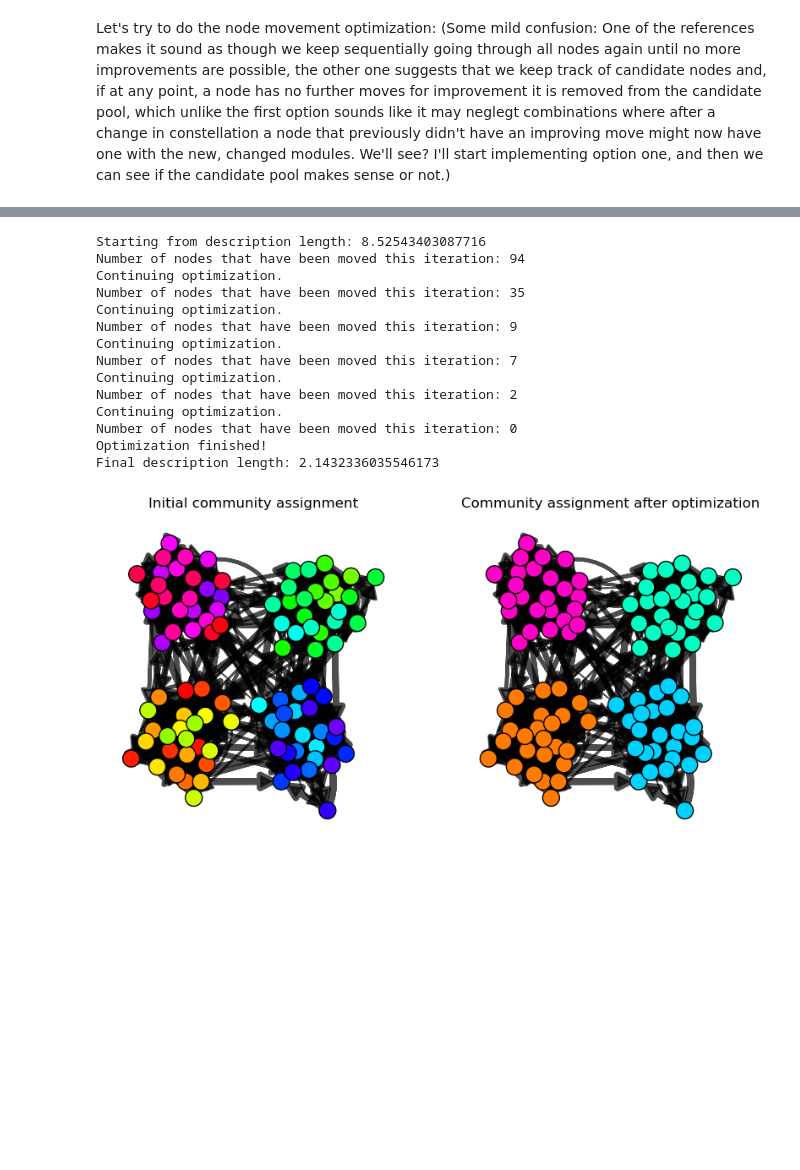
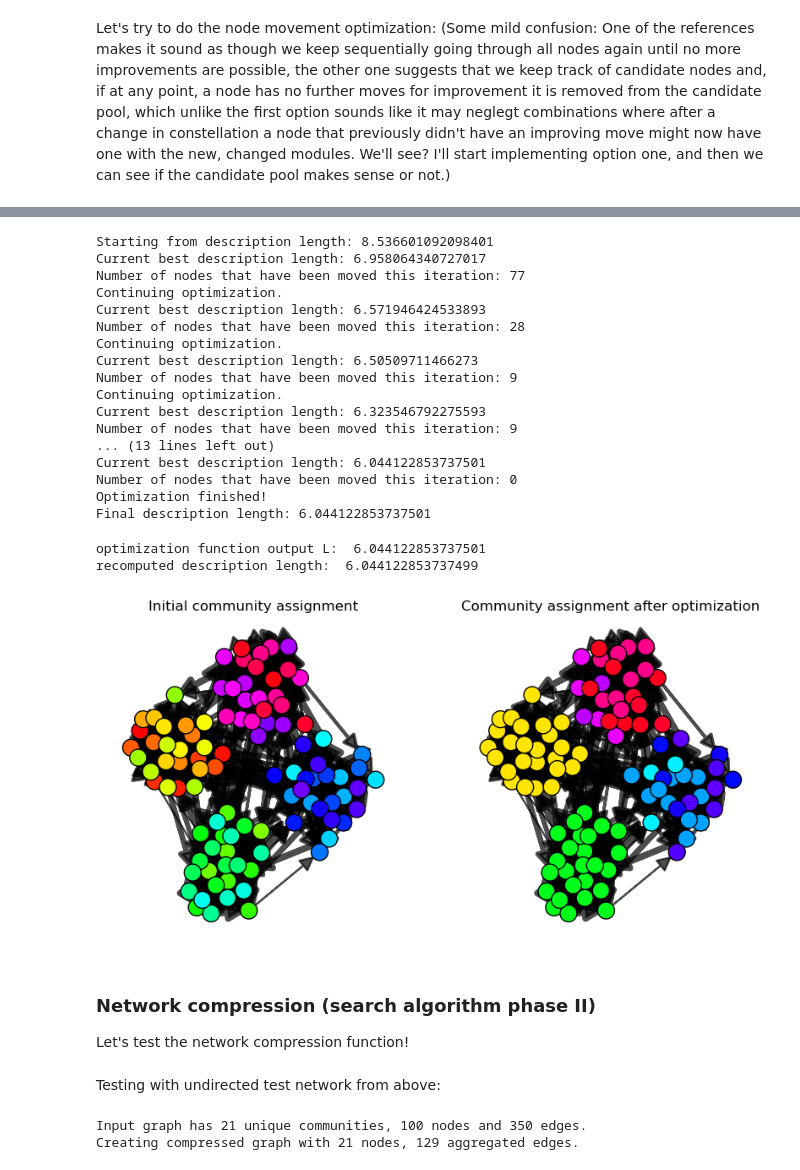
Before and after one commit to lm-schulze/ITI_project, a Jupyter notebook: SearchAlgorithm.ipynb, the cells around one changed output, grey strips where cells are left out. Drawn from its saved outputs; the diff is of its cells as text; code cells hidden in the pictures; blank space fills up the shorter version.

Commit message:
🚧 Working on network compression for phase II of search algorithm

```diff
--- a/SearchAlgorithm.ipynb
+++ b/SearchAlgorithm.ipynb
@@ -121,28 +127,48 @@ plt.show()
 # %%
 g_test_directed = inf.generate_sbm(n=100, c=4, p_in=0.25, p_out=0.01, directed=True, weighted=True)
-communities, L, exit_data = inf.node_movement_optimization(g_test_directed, returnTerms=True, verbose=True)
+communities_directed, L, p_mod, exit_data = inf.node_movement_optimization(g_test_directed, returnTerms=True, verbose=True)
 # %% [output]
-Starting from description length: 8.52543403087716
-Number of nodes that have been moved this iteration: 94
+Starting from description length: 8.536601092098401
+Current best description length: 6.958064340727017
+Number of nodes that have been moved this iteration: 77
 Continuing optimization.
-Number of nodes that have been moved this iteration: 35
+Current best description length: 6.571946424533893
+Number of nodes that have been moved this iteration: 28
 Continuing optimization.
+Current best description length: 6.50509711466273
 Number of nodes that have been moved this iteration: 9
 Continuing optimization.
-Number of nodes that have been moved this iteration: 7
-Continuing optimization.
-Number of nodes that have been moved this iteration: 2
-Continuing optimization.
+Current best description length: 6.323546792275593
+Number of nodes that have been moved this iteration: 9
+... (13 lines left out)
+Current best description length: 6.044122853737501
 Number of nodes that have been moved this iteration: 0
 Optimization finished!
-Final description length: 2.1432336035546173
+Final description length: 6.044122853737501
+# %%
+# check the new description length, should be same as before:
+print("optimization function output L: ", L)
+print("recomputed description length: ", inf.compute_description_length(g_test_directed, communities_directed))
+# %% [output]
+optimization function output L:  6.044122853737501
+recomputed description length:  6.044122853737499
 # %%
-layout = g_test_directed.layout('fr')
+layout_directed = g_test_directed.layout('fr')
 fig, ax = plt.subplots(ncols=2, figsize = (10, 5))
-ig.plot(g_test_directed, layout=layout, **inf.visual_community_colors(g_test_directed, communities=np.arange(g_test.vcount()), skipLayout=True), target=ax[0])
-ig.plot(g_test_directed, layout=layout, **inf.visual_community_colors(g_test_directed, communities=communities, skipLayout=True), target=ax[1])
+ig.plot(g_test_directed, layout=layout_directed, **inf.visual_community_colors(g_test_directed, communities=np.arange(g_test_directed.vcount()), skipLayout=True), target=ax[0])
+ig.plot(g_test_directed, layout=layout_directed, **inf.visual_community_colors(g_test_directed, communities=communities_directed, skipLayout=True), target=ax[1])
 ax[0].set_title("Initial community assignment")
 ax[1].set_title("Community assignment after optimization")
 plt.show()
 # %% [output]
-[figure, old version]
+[figure, new version]
+# %% [markdown]
+### Network compression (search algorithm phase II)
+Let's test the network compression function!
+# %% [markdown]
+Testing with undirected test network from above:
+# %%
+g_test_compressed, unique_communities = inf.compress_network(g_test, communities, verbose=True)
+# %% [output]
+Input graph has 21 unique communities, 100 nodes and 350 edges.
+Creating compressed graph with 21 nodes, 129 aggregated edges.
```
Also changed, not shown: parts of 12 cells of this notebook, 1 other file.
